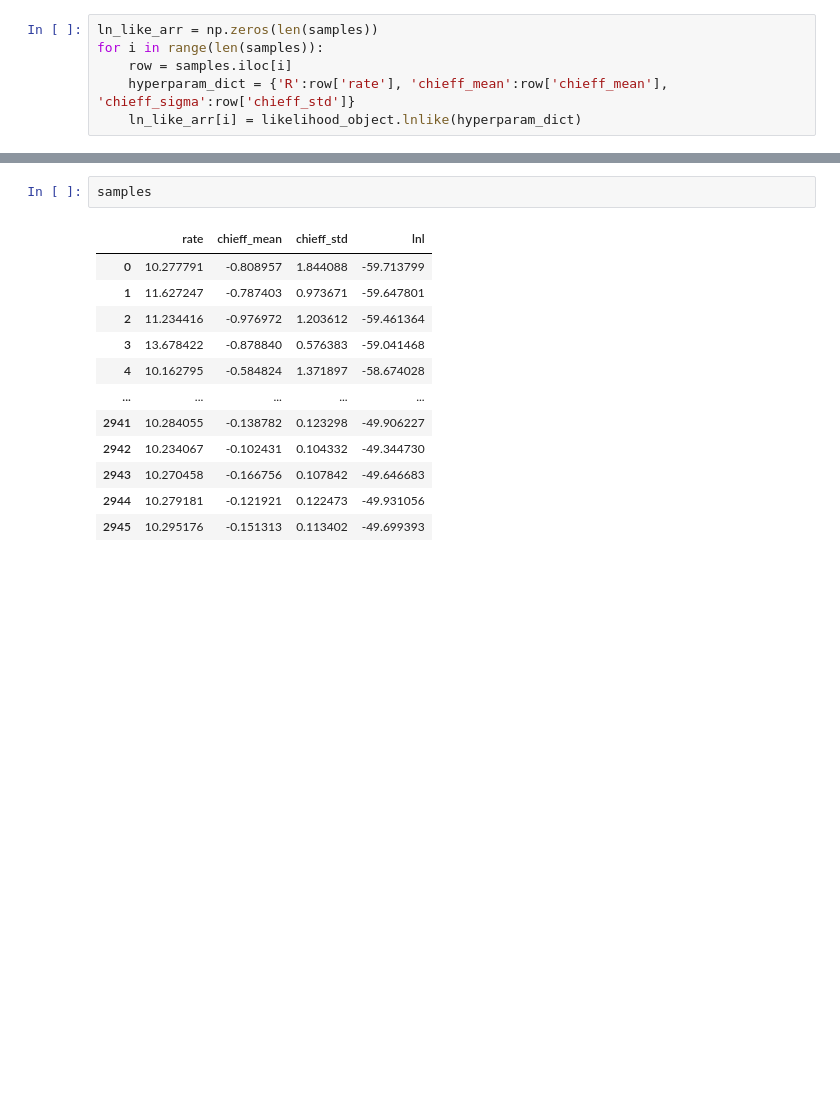
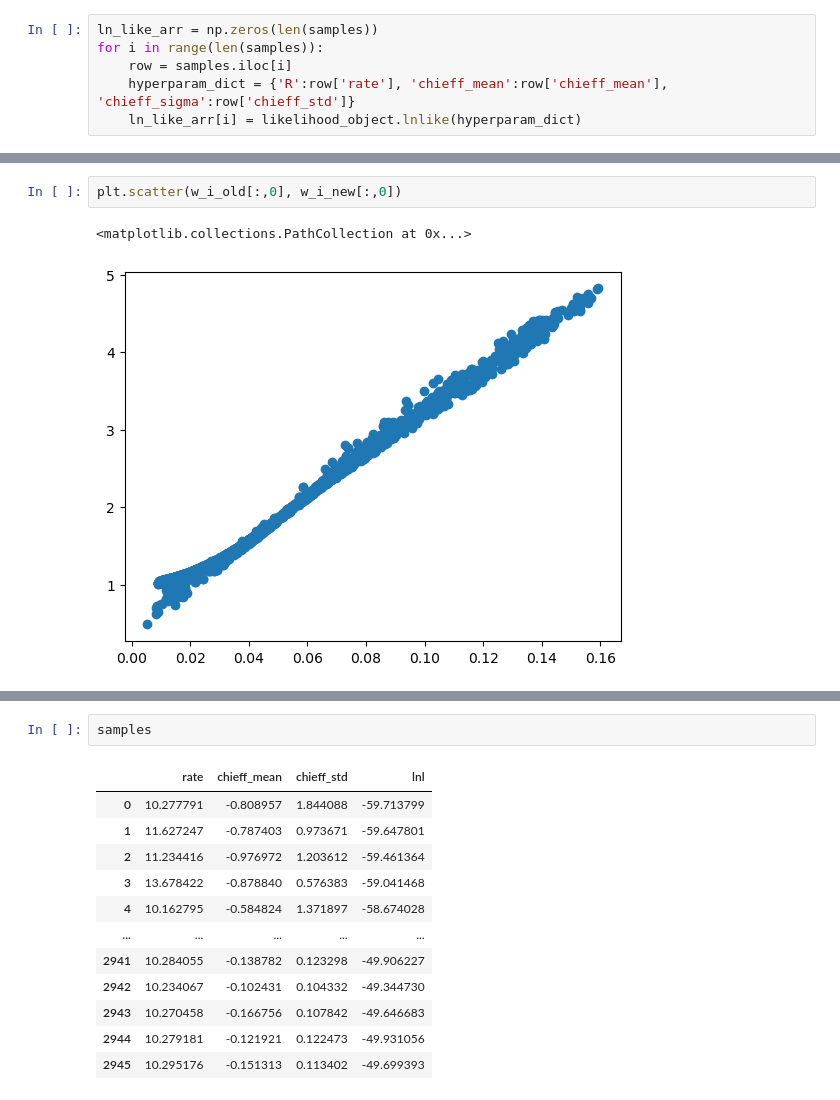
Before and after one commit to isha1810/cogwheel, a Jupyter notebook: cogwheel/population_inference/test_prior-Copy1.ipynb, the cells around one changed output, grey strips where cells are left out. Drawn from its saved outputs; the diff is of its cells as text; blank space fills up the shorter version.

```diff
--- a/cogwheel/population_inference/test_prior-Copy1.ipynb
+++ b/cogwheel/population_inference/test_prior-Copy1.ipynb
@@ -455,0 +475,5 @@ Text(0, 0.5, 'new likelihood')
+# %%
+plt.scatter(w_i_old[:,0], w_i_new[:,0])
+# %% [output]
+<matplotlib.collections.PathCollection at 0x...>
+[figure, added]
```
Also changed, not shown: parts of 7 cells of this notebook, 1 other file.
